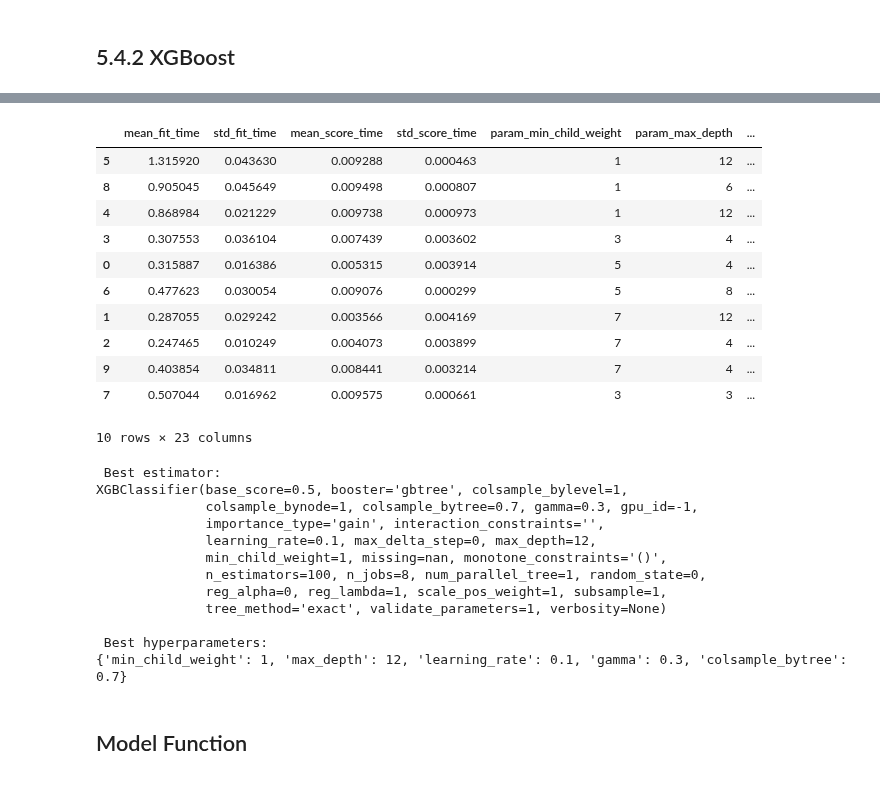
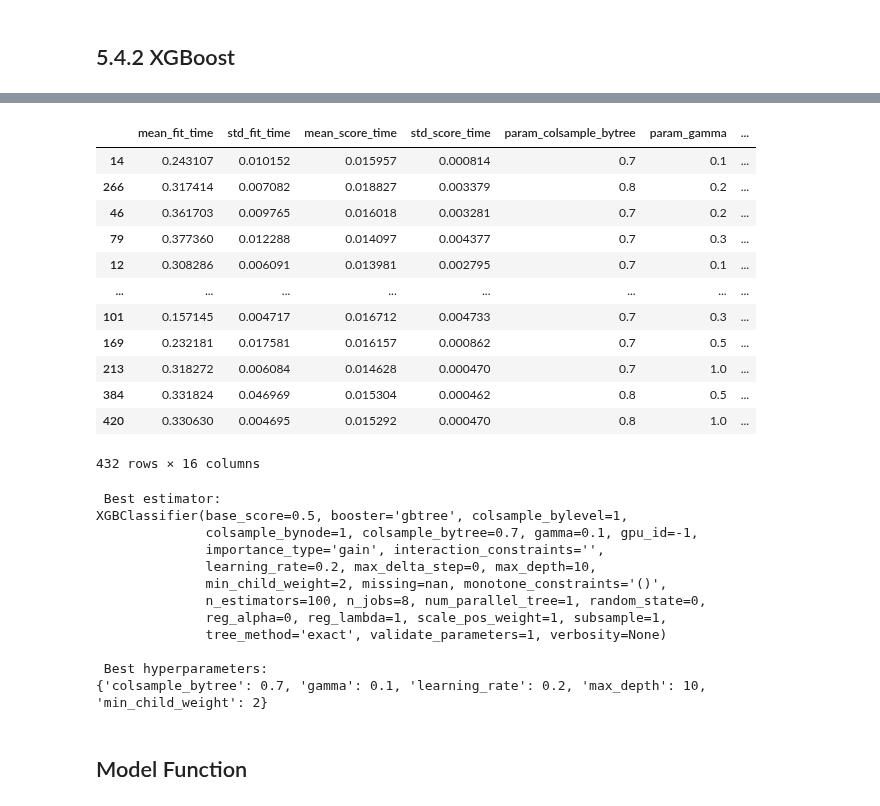
Before and after one commit to Landschy/datamining-htw, a Jupyter notebook: scripts/Presentation4 - draft.ipynb, the cells around one changed output, grey strips where cells are left out. Drawn from its saved outputs; the diff is of its cells as text; code cells hidden in the pictures.

```diff
--- a/scripts/Presentation4 - draft.ipynb
+++ b/scripts/Presentation4 - draft.ipynb
@@ -996,27 +947,18 @@ rf_random.best_estimator_
 # %%
 # A parameter grid for XGBoost
 params = {
-    "learning_rate"    : [ 0.10, 0.20, 0.5 ] ,
-    "max_depth"        : [ 20, 50, 100],
-    "min_child_weight" : [ 1, 2, 5, 10],
-    "gamma"            : [ 0.1, 0.5, 1.0 ],
-    "colsample_bytree" : [ 0.1, 0.5 , 0.9 ]
+    "learning_rate"    : [ 0.10, 0.20, 1.0] ,
+    "max_depth"        : [ 10, 12, 15, 20],
+    "min_child_weight" : [ 0.5, 1, 2 ],
+    "gamma"            : [ 0.1, 0.2 , 0.3, 0.4, 0.5, 1.0 ],
+    "colsample_bytree" : [ 0.7, 0.8]
 }
-# %%
-# A parameter grid for XGBoost
-params = {
-    "learning_rate"    : [ 0.10, 0.20, 0.30, 0.5 ] ,
-    "max_depth"        : [ 6, 8, 10, 15, 20, 50, 100],
-    "min_child_weight" : [ 1, 2, 5, 10, 20 ],
-    "gamma"            : [ 0.1, 0.2 , 0.3, 0.4, 0.5, 1.0 ],
-    "colsample_bytree" : [ 0.1, 0.3, 0.5 ,0.7, 0.9 ]
-}
 # %%
 from sklearn.model_selection import GridSearchCV
 
 xgb = XGBClassifier()
 
-grid_search = GridSearchCV(xgb, param_grid=params, scoring='balanced_accuracy', cv=3, verbose=1)
+grid_search = GridSearchCV(xgb, param_grid=params, scoring='f1_macro', cv=3, verbose=1)
 
 grid_search.fit(X_resampled, y_resampled)
 # %% [output]
@@ -1061,40 +979,41 @@ Object `sklearn.metrics.SCORERS.keys` not found.
 # %%
-results = pd.DataFrame(random_search.cv_results_)
+results = pd.DataFrame(grid_search.cv_results_)
 results_sorted = results.sort_values('rank_test_score', ascending='True')
 pd.DataFrame(results_sorted)
 # %% [output]
-|  | mean_fit_time | std_fit_time | mean_score_time | std_score_time | param_min_child_weight | param_max_depth | ... |
-| 5 | 1.315920 | 0.043630 | 0.009288 | 0.000463 | 1 | 12 | ... |
-| 8 | 0.905045 | 0.045649 | 0.009498 | 0.000807 | 1 | 6 | ... |
-| 4 | 0.868984 | 0.021229 | 0.009738 | 0.000973 | 1 | 12 | ... |
-| 3 | 0.307553 | 0.036104 | 0.007439 | 0.003602 | 3 | 4 | ... |
-| 0 | 0.315887 | 0.016386 | 0.005315 | 0.003914 | 5 | 4 | ... |
-| 6 | 0.477623 | 0.030054 | 0.009076 | 0.000299 | 5 | 8 | ... |
-| 1 | 0.287055 | 0.029242 | 0.003566 | 0.004169 | 7 | 12 | ... |
-| 2 | 0.247465 | 0.010249 | 0.004073 | 0.003899 | 7 | 4 | ... |
-| 9 | 0.403854 | 0.034811 | 0.008441 | 0.003214 | 7 | 4 | ... |
-| 7 | 0.507044 | 0.016962 | 0.009575 | 0.000661 | 3 | 3 | ... |
+|  | mean_fit_time | std_fit_time | mean_score_time | std_score_time | param_colsample_bytree | param_gamma | ... |
+| 14 | 0.243107 | 0.010152 | 0.015957 | 0.000814 | 0.7 | 0.1 | ... |
+| 266 | 0.317414 | 0.007082 | 0.018827 | 0.003379 | 0.8 | 0.2 | ... |
+| 46 | 0.361703 | 0.009765 | 0.016018 | 0.003281 | 0.7 | 0.2 | ... |
+| 79 | 0.377360 | 0.012288 | 0.014097 | 0.004377 | 0.7 | 0.3 | ... |
+| 12 | 0.308286 | 0.006091 | 0.013981 | 0.002795 | 0.7 | 0.1 | ... |
+| ... | ... | ... | ... | ... | ... | ... | ... |
+| 101 | 0.157145 | 0.004717 | 0.016712 | 0.004733 | 0.7 | 0.3 | ... |
+| 169 | 0.232181 | 0.017581 | 0.016157 | 0.000862 | 0.7 | 0.5 | ... |
+| 213 | 0.318272 | 0.006084 | 0.014628 | 0.000470 | 0.7 | 1.0 | ... |
+| 384 | 0.331824 | 0.046969 | 0.015304 | 0.000462 | 0.8 | 0.5 | ... |
+| 420 | 0.330630 | 0.004695 | 0.015292 | 0.000470 | 0.8 | 1.0 | ... |
-10 rows × 23 columns
+432 rows × 16 columns
 # %%
 
 print('\n Best estimator:')
-print(random_search.best_estimator_)
+print(grid_search.best_estimator_)
 
 print('\n Best hyperparameters:')
-print(random_search.best_params_)
+print(grid_search.best_params_)
 # %% [output]
  Best estimator:
 XGBClassifier(base_score=0.5, booster='gbtree', colsample_bylevel=1,
-              colsample_bynode=1, colsample_bytree=0.7, gamma=0.3, gpu_id=-1,
+              colsample_bynode=1, colsample_bytree=0.7, gamma=0.1, gpu_id=-1,
               importance_type='gain', interaction_constraints='',
-              learning_rate=0.1, max_delta_step=0, max_depth=12,
-              min_child_weight=1, missing=nan, monotone_constraints='()',
+              learning_rate=0.2, max_delta_step=0, max_depth=10,
+              min_child_weight=2, missing=nan, monotone_constraints='()',
               n_estimators=100, n_jobs=8, num_parallel_tree=1, random_state=0,
               reg_alpha=0, reg_lambda=1, scale_pos_weight=1, subsample=1,
               tree_method='exact', validate_parameters=1, verbosity=None)
 
  Best hyperparameters:
-{'min_child_weight': 1, 'max_depth': 12, 'learning_rate': 0.1, 'gamma': 0.3, 'colsample_bytree': 0.7}
+{'colsample_bytree': 0.7, 'gamma': 0.1, 'learning_rate': 0.2, 'max_depth': 10, 'min_child_weight': 2}
 # %% [markdown]
 ## Model Function
 # %%
```
Also changed, not shown: parts of 42 cells of this notebook.
